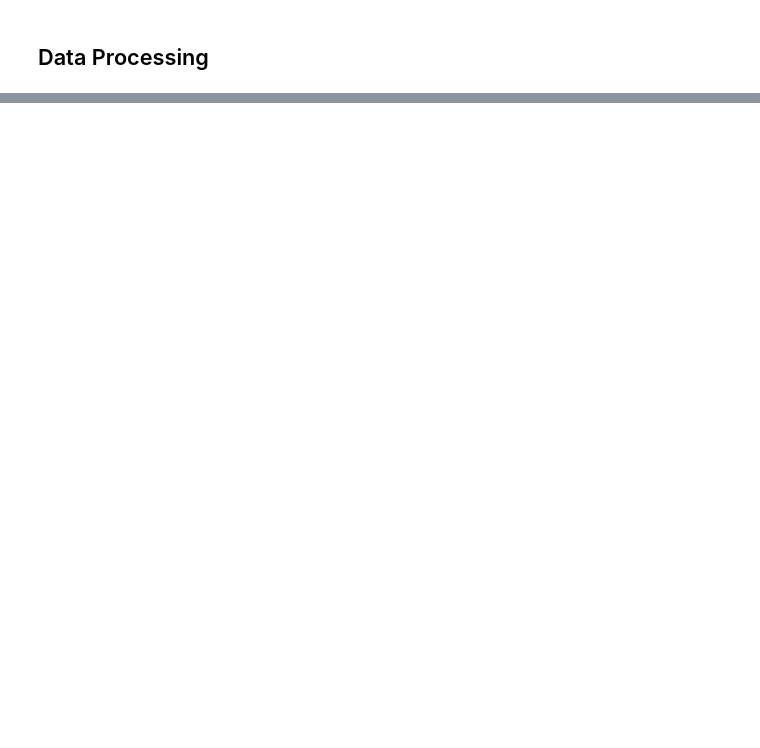
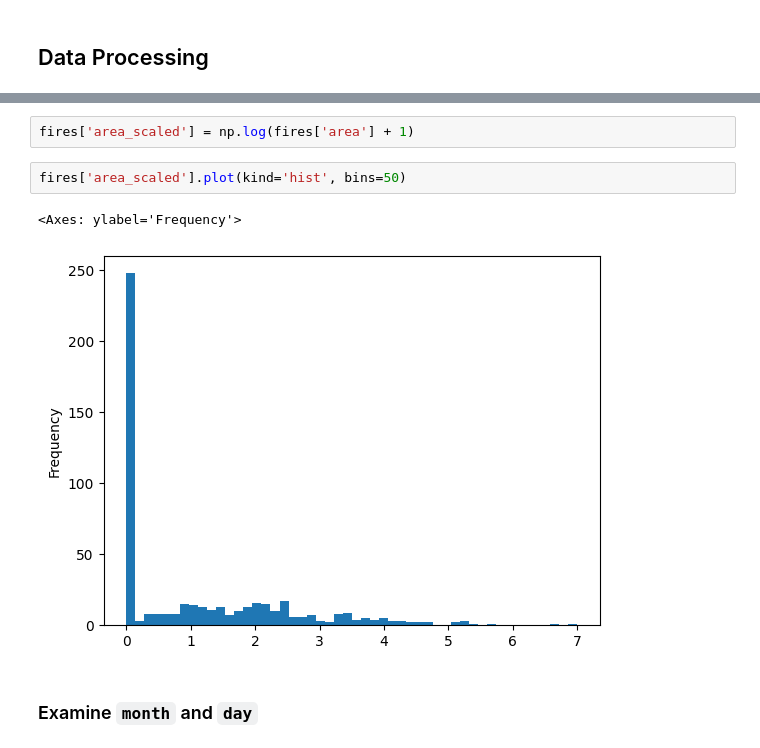
Before and after one commit to jastro-dev/dq-ds-07-forest-fires-optimizing-model-prediction, a Jupyter notebook: main_notebook.ipynb, the cells around one changed output, grey strips where cells are left out. Cells and saved outputs as stored; diff of their text form; blank space fills up the shorter version.

```diff
--- a/main_notebook.ipynb
+++ b/main_notebook.ipynb
@@ -99,0 +120,9 @@ model = LinearRegression()
+# %%
+fires['area_scaled'] = np.log(fires['area'] + 1)
+# %%
+fires['area_scaled'].plot(kind='hist', bins=50)
+# %% [output]
+<Axes: ylabel='Frequency'>
+[figure, added]
+# %% [markdown]
+### Examine `month` and `day`
```
Also changed, not shown: parts of 54 cells of this notebook.
